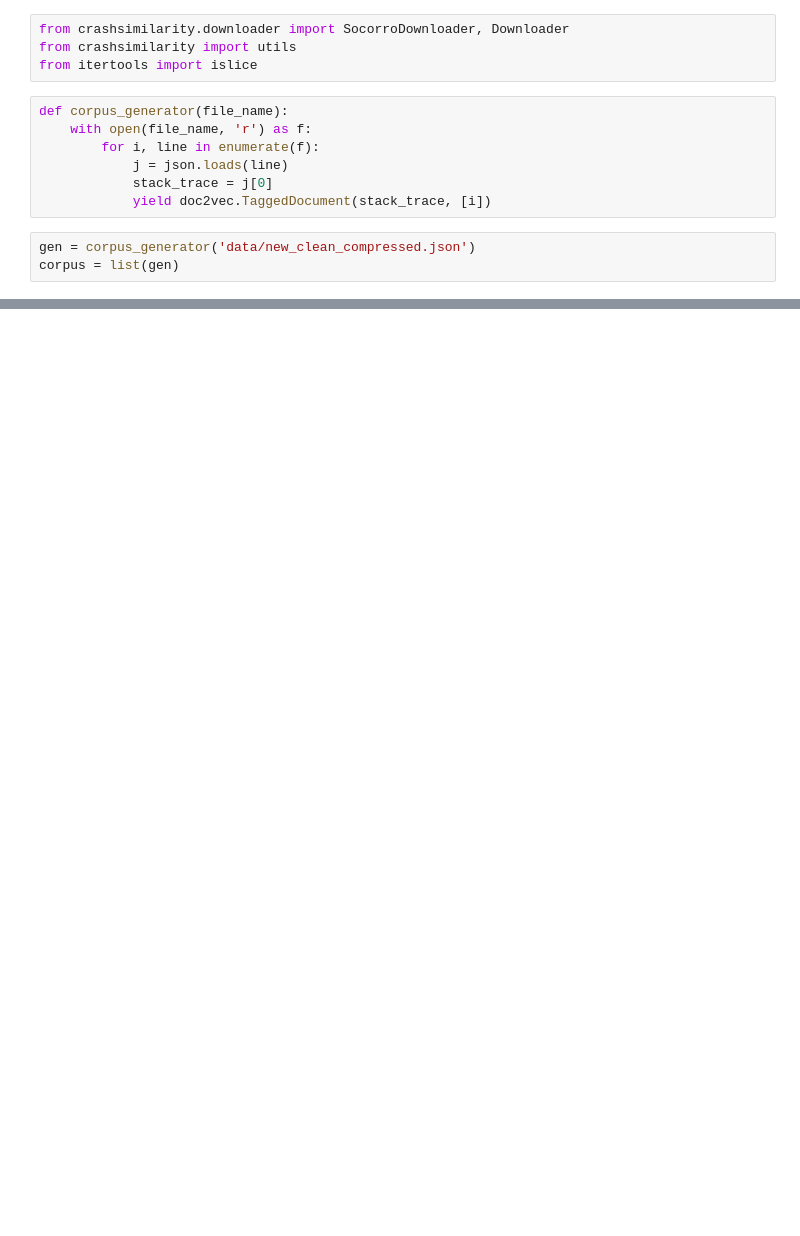
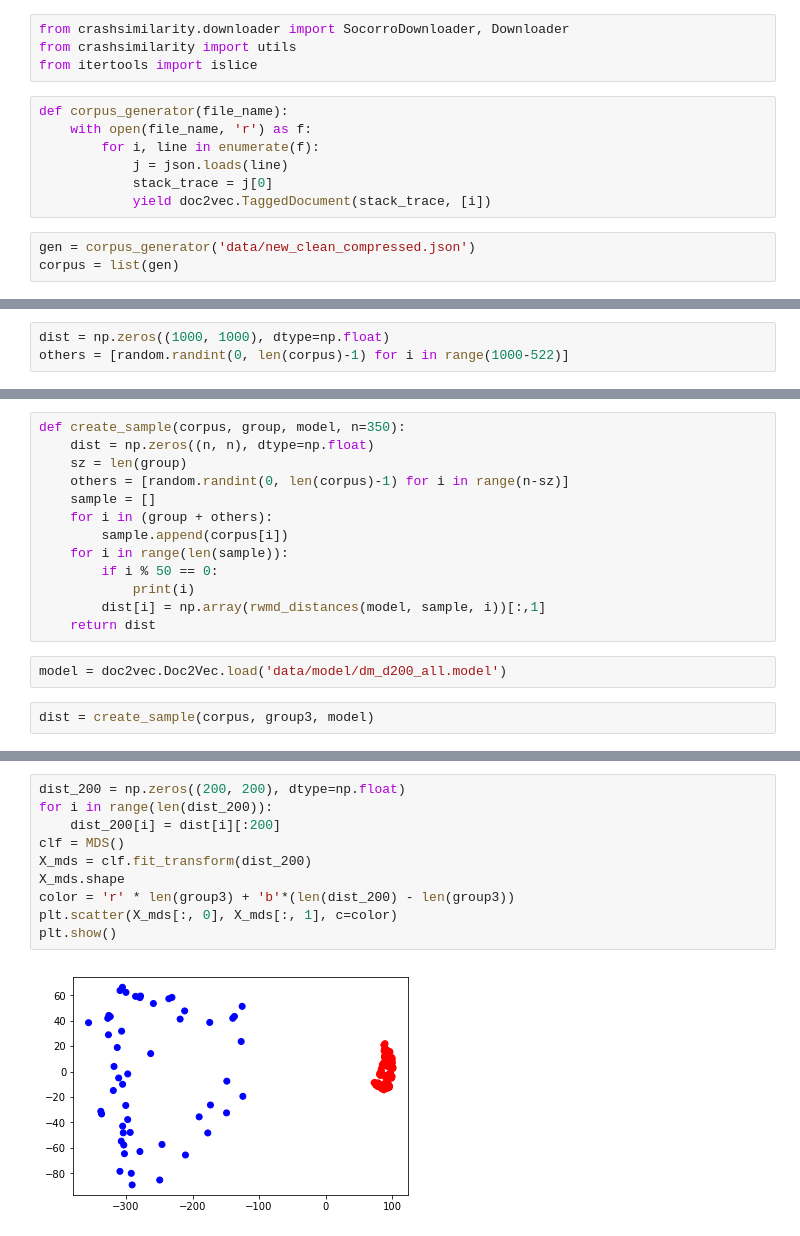
Before and after one commit to KirillTim/crashsimilarity, a Jupyter notebook: Sequence.ipynb, the cells around one changed output, grey strips where cells are left out. Cells and saved outputs as stored; diff of their text form; blank space fills up the shorter version.

```diff
--- a/Sequence.ipynb
+++ b/Sequence.ipynb
@@ -72,0 +86,3 @@ c_25.most_common(15)
+# %%
+dist = np.zeros((1000, 1000), dtype=np.float)
+others = [random.randint(0, len(corpus)-1) for i in range(1000-522)]
@@ -72,0 +118,17 @@ c_25.most_common(15)
+# %%
+def create_sample(corpus, group, model, n=350):
+    dist = np.zeros((n, n), dtype=np.float)
+    sz = len(group)
+    others = [random.randint(0, len(corpus)-1) for i in range(n-sz)]
+    sample = []
+    for i in (group + others):
+        sample.append(corpus[i])
+    for i in range(len(sample)):
+        if i % 50 == 0:
+            print(i)
+        dist[i] = np.array(rwmd_distances(model, sample, i))[:,1]
+    return dist
+# %%
+model = doc2vec.Doc2Vec.load('data/model/dm_d200_all.model')
+# %%
+dist = create_sample(corpus, group3, model)
@@ -72,0 +150,12 @@ c_25.most_common(15)
+# %%
+dist_200 = np.zeros((200, 200), dtype=np.float)
+for i in range(len(dist_200)):
+    dist_200[i] = dist[i][:200]
+clf = MDS()
+X_mds = clf.fit_transform(dist_200)
+X_mds.shape
+color = 'r' * len(group3) + 'b'*(len(dist_200) - len(group3))
+plt.scatter(X_mds[:, 0], X_mds[:, 1], c=color)
+plt.show()
+# %% [output]
+[figure, added]
```
Also changed, not shown: parts of 20 cells of this notebook.
